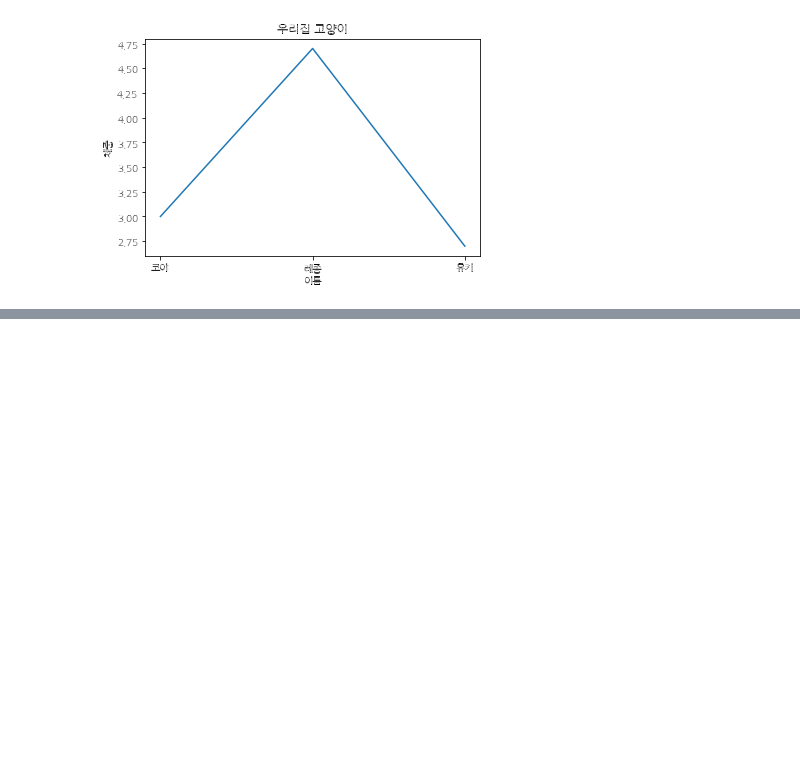
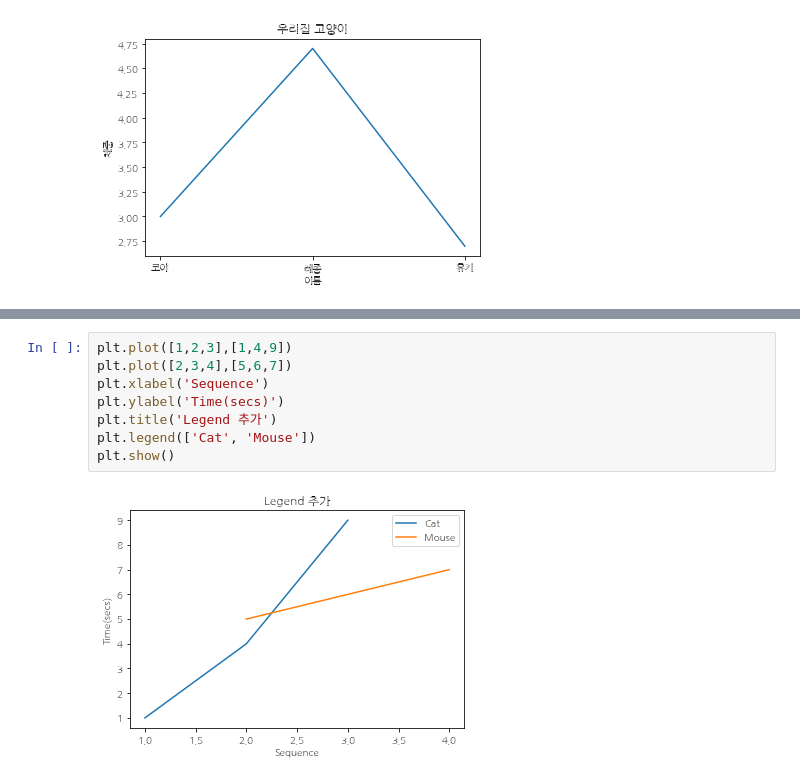
Before and after one commit to swhacademy/tensorflow-guide, a Jupyter notebook: 0_2_Matplotlib.ipynb, the cells around one changed output, grey strips where cells are left out. Drawn from its saved outputs; the diff is of its cells as text; blank space fills up the shorter version.

```diff
--- a/0_2_Matplotlib.ipynb
+++ b/0_2_Matplotlib.ipynb
@@ -108,0 +174,10 @@ plt.show()
+# %%
+plt.plot([1,2,3],[1,4,9])
+plt.plot([2,3,4],[5,6,7])
+plt.xlabel('Sequence')
+plt.ylabel('Time(secs)')
+plt.title('Legend 추가')
+plt.legend(['Cat', 'Mouse'])
+plt.show()
+# %% [output]
+[figure, added]
```
Also changed, not shown: parts of 26 cells of this notebook.
